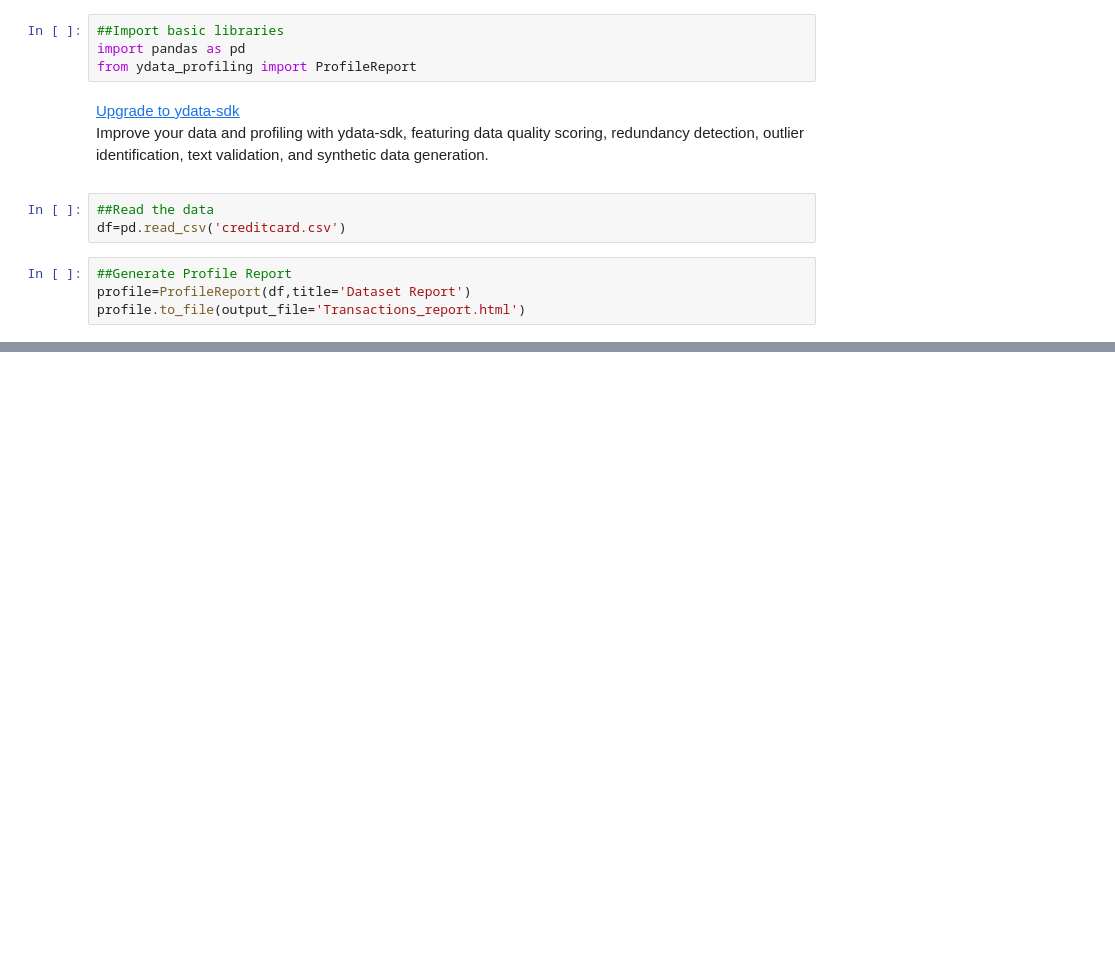
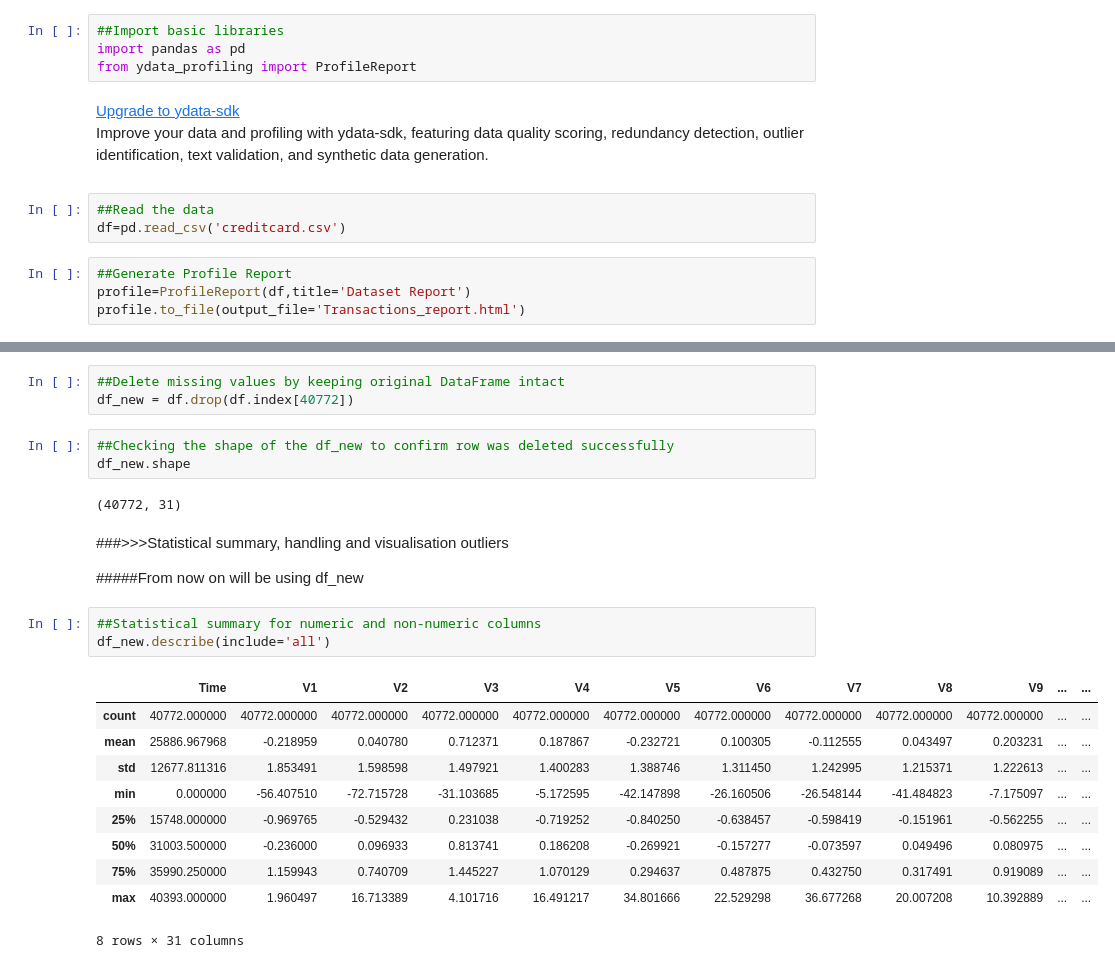
Before and after one commit to KrisDA-1/ML.Fraud_Detection, a Jupyter notebook: ML_FinalAssessment.ipynb, the cells around one changed output, grey strips where cells are left out. Drawn from its saved outputs; the diff is of its cells as text; blank space fills up the shorter version.

```diff
--- a/ML_FinalAssessment.ipynb
+++ b/ML_FinalAssessment.ipynb
@@ -97,2 +197,28 @@ dtype: int64
+# %%
+##Delete missing values by keeping original DataFrame intact
+df_new = df.drop(df.index[40772])
+# %%
+##Checking the shape of the df_new to confirm row was deleted successfully
+df_new.shape
+# %% [output]
+(40772, 31)
+# %% [markdown]
+###>>>Statistical summary, handling and visualisation outliers
+
+#####From now on will be using df_new
+# %%
+##Statistical summary for numeric and non-numeric columns
+df_new.describe(include='all')
+# %% [output]
+|  | Time | V1 | V2 | V3 | V4 | V5 | V6 | V7 | V8 | V9 | ... | ... |
+| count | 40772.000000 | 40772.000000 | 40772.000000 | 40772.000000 | 40772.000000 | 40772.000000 | 40772.000000 | 40772.000000 | 40772.000000 | 40772.000000 | ... | ... |
+| mean | 25886.967968 | -0.218959 | 0.040780 | 0.712371 | 0.187867 | -0.232721 | 0.100305 | -0.112555 | 0.043497 | 0.203231 | ... | ... |
+| std | 12677.811316 | 1.853491 | 1.598598 | 1.497921 | 1.400283 | 1.388746 | 1.311450 | 1.242995 | 1.215371 | 1.222613 | ... | ... |
+| min | 0.000000 | -56.407510 | -72.715728 | -31.103685 | -5.172595 | -42.147898 | -26.160506 | -26.548144 | -41.484823 | -7.175097 | ... | ... |
+| 25% | 15748.000000 | -0.969765 | -0.529432 | 0.231038 | -0.719252 | -0.840250 | -0.638457 | -0.598419 | -0.151961 | -0.562255 | ... | ... |
+| 50% | 31003.500000 | -0.236000 | 0.096933 | 0.813741 | 0.186208 | -0.269921 | -0.157277 | -0.073597 | 0.049496 | 0.080975 | ... | ... |
+| 75% | 35990.250000 | 1.159943 | 0.740709 | 1.445227 | 1.070129 | 0.294637 | 0.487875 | 0.432750 | 0.317491 | 0.919089 | ... | ... |
+| max | 40393.000000 | 1.960497 | 16.713389 | 4.101716 | 16.491217 | 34.801666 | 22.529298 | 36.677268 | 20.007208 | 10.392889 | ... | ... |
+8 rows × 31 columns
 # %%
 # Visualise outliers
```
Also changed, not shown: parts of 18 cells of this notebook.
